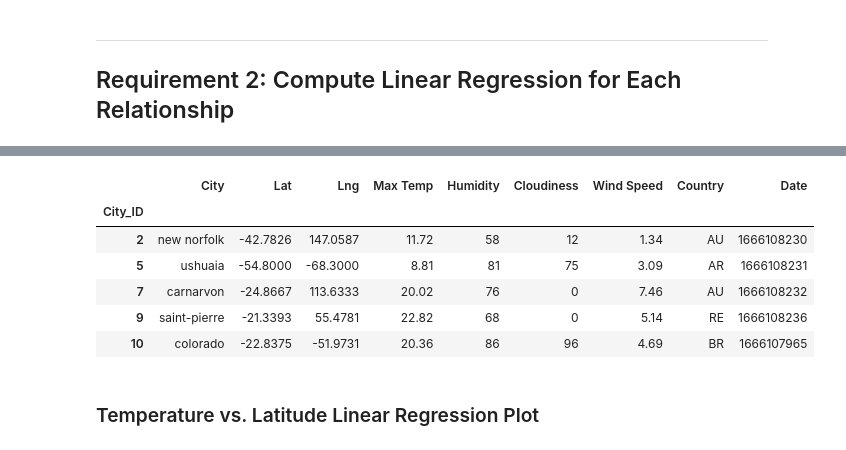
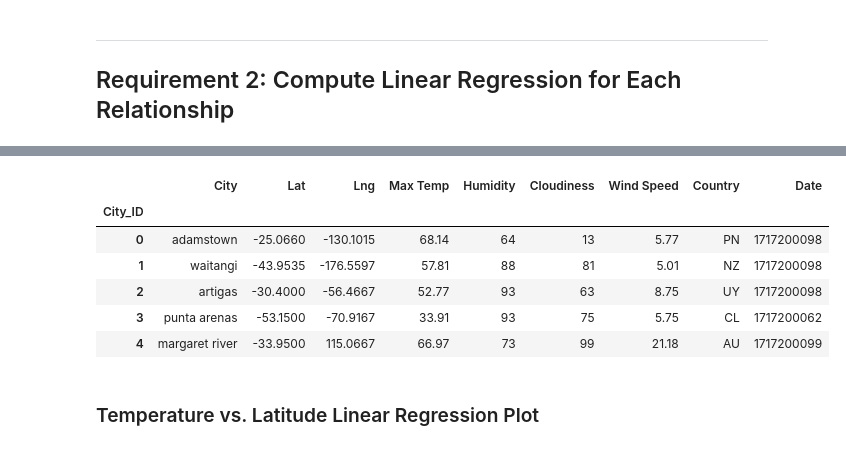
Before and after one commit to Nate-Sheibley/python-api-challenge, a Jupyter notebook: WeatherPy/WeatherPy.ipynb, the cells around one changed output, grey strips where cells are left out. Drawn from its saved outputs; the diff is of its cells as text; code cells hidden in the pictures.

```diff
--- a/WeatherPy/WeatherPy.ipynb
+++ b/WeatherPy/WeatherPy.ipynb
@@ -276,16 +286,15 @@ northern_hemi_df.head()
 # %%
 # Create a DataFrame with the Southern Hemisphere data (Latitude < 0)
-# YOUR CODE HERE
-
+southern_hemi_df = city_data_df[city_data_df['Lat'].lt(0)]
 # Display sample data
 southern_hemi_df.head()
 # %% [output]
 |  | City | Lat | Lng | Max Temp | Humidity | Cloudiness | Wind Speed | Country | Date |
 | City_ID |  |  |  |  |  |  |  |  |  |
-| 2 | new norfolk | -42.7826 | 147.0587 | 11.72 | 58 | 12 | 1.34 | AU | 1666108230 |
-| 5 | ushuaia | -54.8000 | -68.3000 | 8.81 | 81 | 75 | 3.09 | AR | 1666108231 |
-| 7 | carnarvon | -24.8667 | 113.6333 | 20.02 | 76 | 0 | 7.46 | AU | 1666108232 |
-| 9 | saint-pierre | -21.3393 | 55.4781 | 22.82 | 68 | 0 | 5.14 | RE | 1666108236 |
-| 10 | colorado | -22.8375 | -51.9731 | 20.36 | 86 | 96 | 4.69 | BR | 1666107965 |
+| 0 | adamstown | -25.0660 | -130.1015 | 68.14 | 64 | 13 | 5.77 | PN | 1717200098 |
+| 1 | waitangi | -43.9535 | -176.5597 | 57.81 | 88 | 81 | 5.01 | NZ | 1717200098 |
+| 2 | artigas | -30.4000 | -56.4667 | 52.77 | 93 | 63 | 8.75 | UY | 1717200098 |
+| 3 | punta arenas | -53.1500 | -70.9167 | 33.91 | 93 | 75 | 5.75 | CL | 1717200062 |
+| 4 | margaret river | -33.9500 | 115.0667 | 66.97 | 73 | 99 | 21.18 | AU | 1717200099 |
 # %% [markdown]
 ###  Temperature vs. Latitude Linear Regression Plot
```
Also changed, not shown: parts of 36 cells of this notebook, 4 other files.
